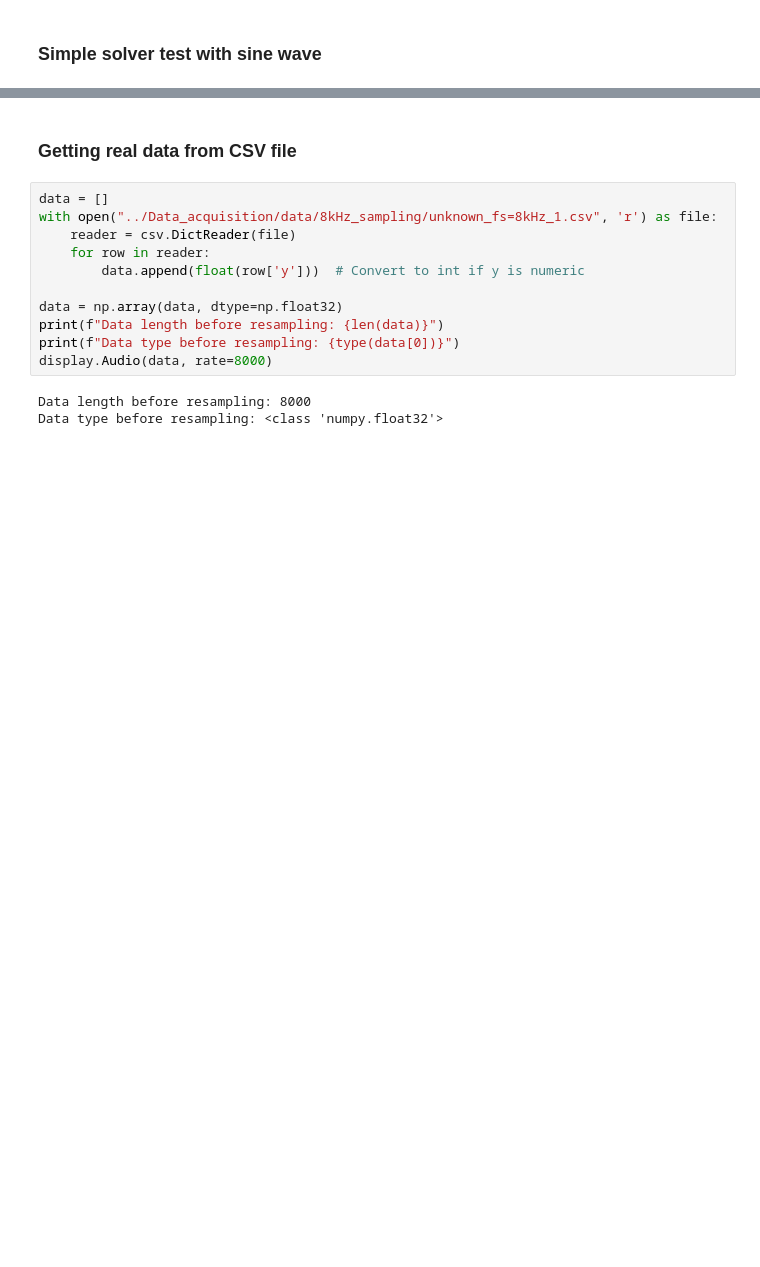
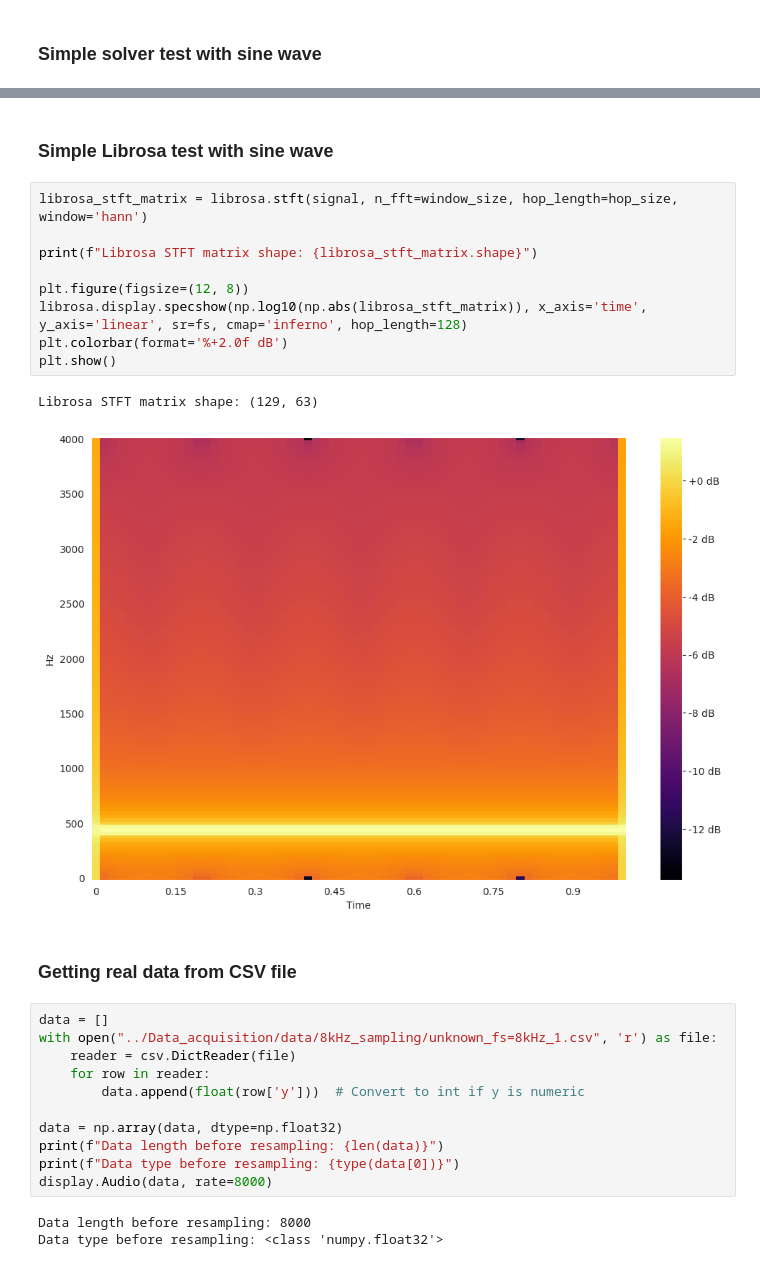
Before and after one commit to VisteK528/TRA_PROJ, a Jupyter notebook: DSP_prototype/STFT_tests.ipynb, the cells around one changed output, grey strips where cells are left out. Drawn from its saved outputs; the diff is of its cells as text; blank space fills up the shorter version.

```diff
--- a/DSP_prototype/STFT_prototype.ipynb
+++ b/DSP_prototype/STFT_tests.ipynb
@@ -91,3 +49,17 @@ STFT matrix shape: (129, 61)
+# %% [markdown]
+### Simple Librosa test with sine wave
+# %%
+librosa_stft_matrix = librosa.stft(signal, n_fft=window_size, hop_length=hop_size, window='hann')
+
+print(f"Librosa STFT matrix shape: {librosa_stft_matrix.shape}")
+
+plt.figure(figsize=(12, 8))
+librosa.display.specshow(np.log10(np.abs(librosa_stft_matrix)), x_axis='time', y_axis='linear', sr=fs, cmap='inferno', hop_length=128)
+plt.colorbar(format='%+2.0f dB')
+plt.show()
+# %% [output]
+Librosa STFT matrix shape: (129, 63)
+[figure, added]
 # %% [markdown]
 ### Getting real data from CSV file
 # %%
```
Also changed, not shown: parts of 10 cells of this notebook, 1 other file.
